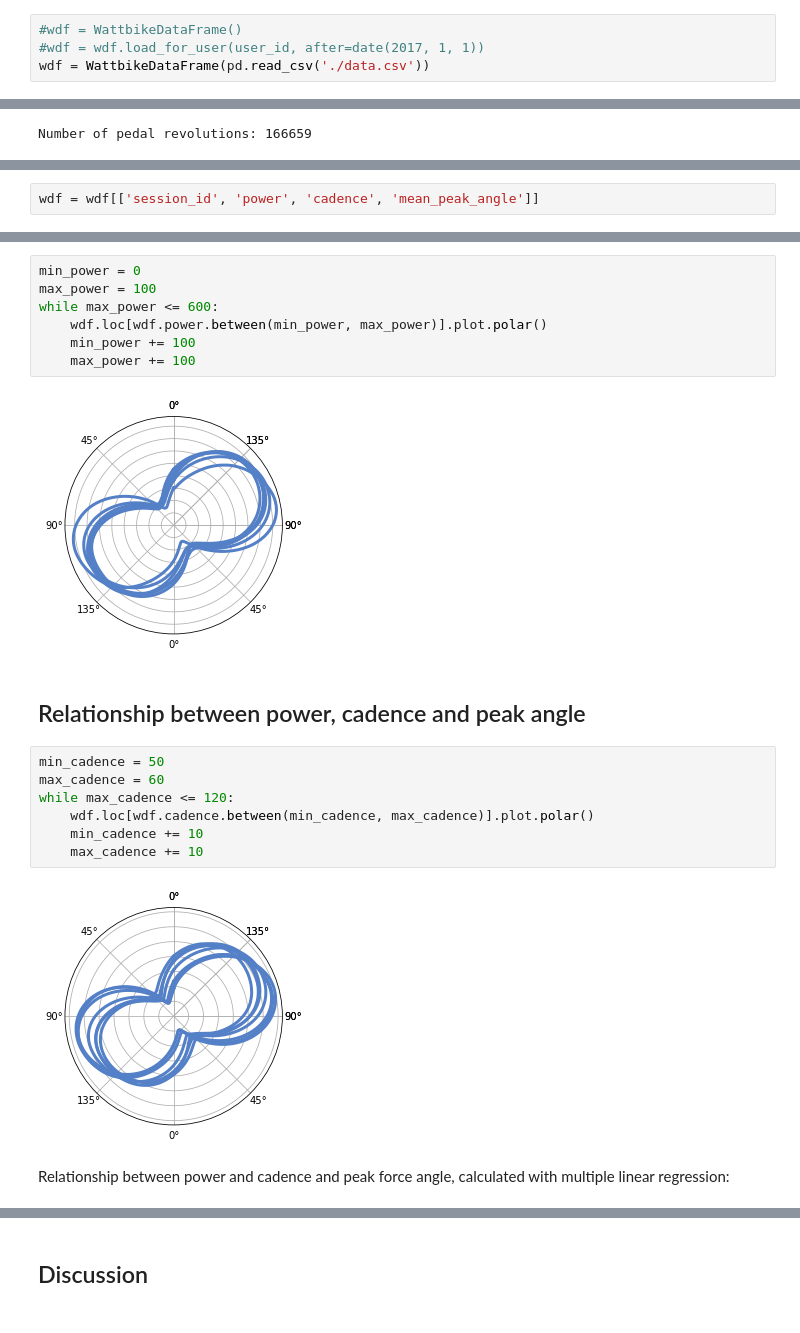
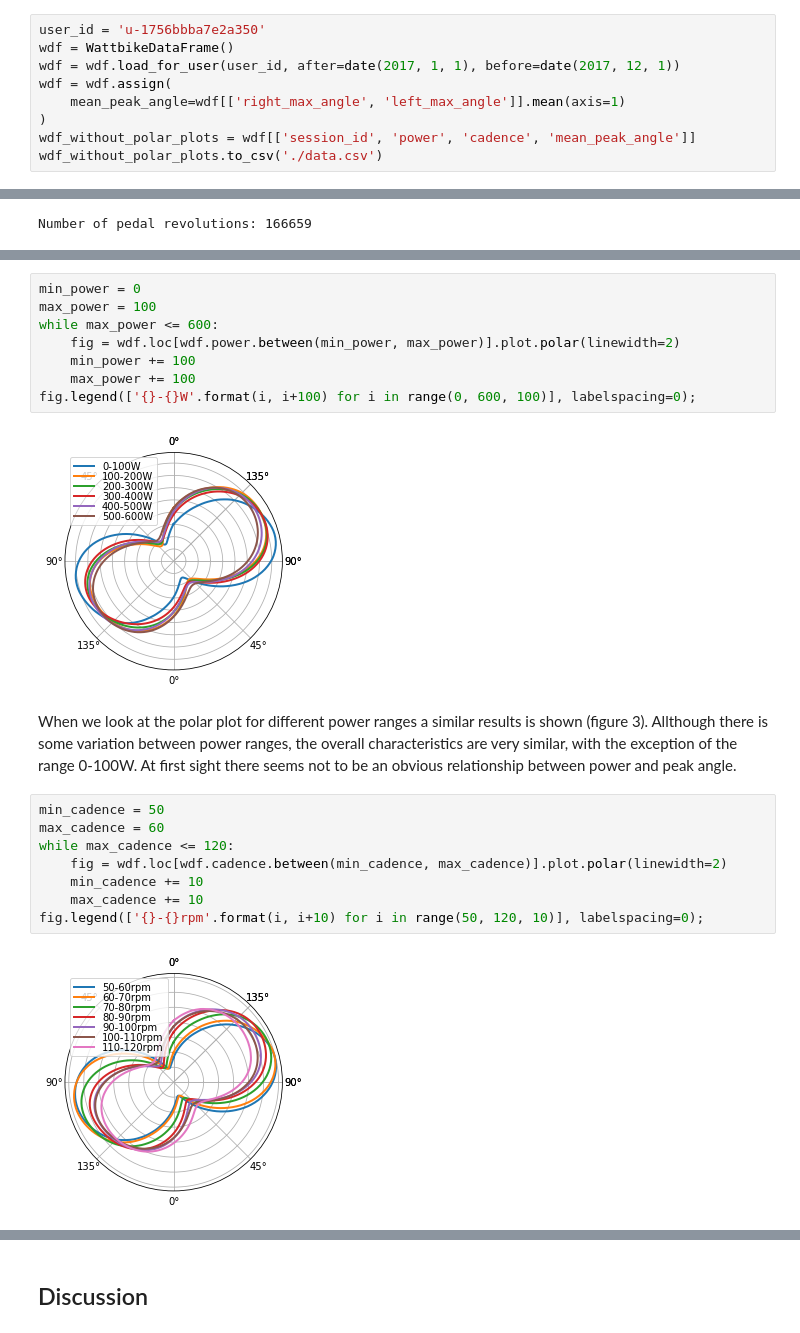
Before and after one commit to AartGoossens/publications, a Jupyter notebook: polar_plot/article.ipynb, the cells around one changed output, grey strips where cells are left out. Saved outputs shown, nothing was run; the diff lists cells and outputs as text.

```diff
--- a/polar_plot/article.ipynb
+++ b/polar_plot/article.ipynb
@@ -28,4 +24,9 @@ user_id = 'u-1756bbba7e2a350'
 # %%
-#wdf = WattbikeDataFrame()
-#wdf = wdf.load_for_user(user_id, after=date(2017, 1, 1))
-wdf = WattbikeDataFrame(pd.read_csv('./data.csv'))
+user_id = 'u-1756bbba7e2a350'
+wdf = WattbikeDataFrame()
+wdf = wdf.load_for_user(user_id, after=date(2017, 1, 1), before=date(2017, 12, 1))
+wdf = wdf.assign(
+    mean_peak_angle=wdf[['right_max_angle', 'left_max_angle']].mean(axis=1)
+)
+wdf_without_polar_plots = wdf[['session_id', 'power', 'cadence', 'mean_peak_angle']]
+wdf_without_polar_plots.to_csv('./data.csv')
@@ -48,2 +58,0 @@ wdf = wdf.assign(
-# %%
-wdf = wdf[['session_id', 'power', 'cadence', 'mean_peak_angle']]
@@ -69,21 +69,21 @@ for session_id in set(wdf.session_id):
 min_power = 0
 max_power = 100
 while max_power <= 600:
-    wdf.loc[wdf.power.between(min_power, max_power)].plot.polar()
+    fig = wdf.loc[wdf.power.between(min_power, max_power)].plot.polar(linewidth=2)
     min_power += 100
     max_power += 100
+fig.legend(['{}-{}W'.format(i, i+100) for i in range(0, 600, 100)], labelspacing=0);
 # %% [output]
-[figure, old version]
+[figure, new version]
-# %% [markdown]
-## Relationship between power, cadence and peak angle
+# %% [markdown]
+When we look at the polar plot for different power ranges a similar results is shown (figure 3). Allthough there is some variation between power ranges, the overall characteristics are very similar, with the exception of the range 0-100W. At first sight there seems not to be an obvious relationship between power and peak angle.
 # %%
 min_cadence = 50
 max_cadence = 60
 while max_cadence <= 120:
-    wdf.loc[wdf.cadence.between(min_cadence, max_cadence)].plot.polar()
+    fig = wdf.loc[wdf.cadence.between(min_cadence, max_cadence)].plot.polar(linewidth=2)
     min_cadence += 10
     max_cadence += 10
+fig.legend(['{}-{}rpm'.format(i, i+10) for i in range(50, 120, 10)], labelspacing=0);
 # %% [output]
-[figure, old version]
+[figure, new version]
-# %% [markdown]
-Relationship between power and cadence and peak force angle, calculated with multiple linear regression:
```
Also changed, not shown: parts of 26 cells of this notebook.
